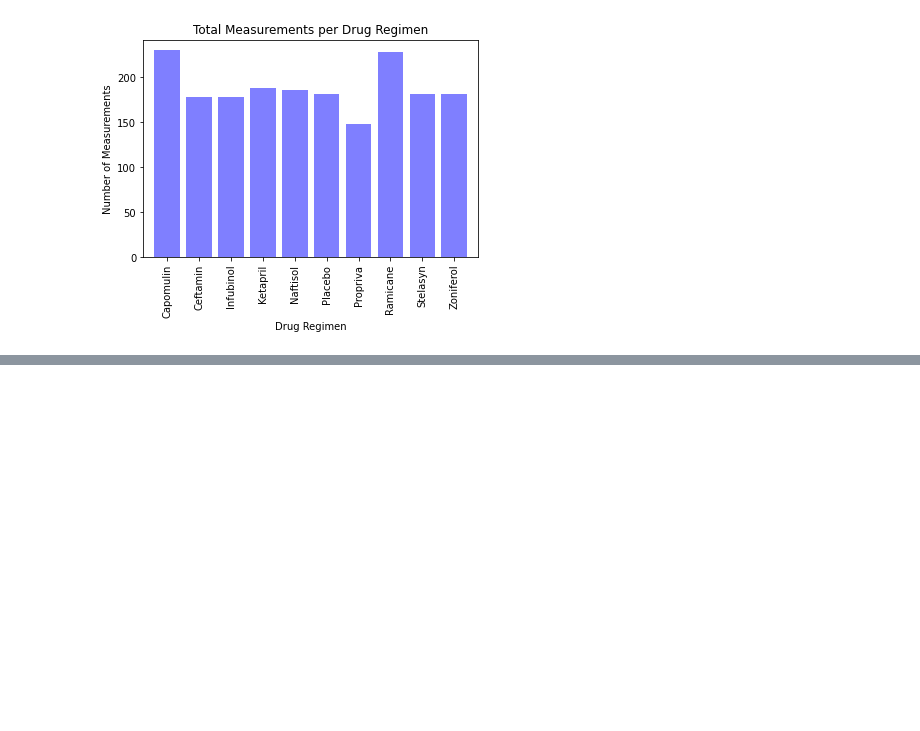
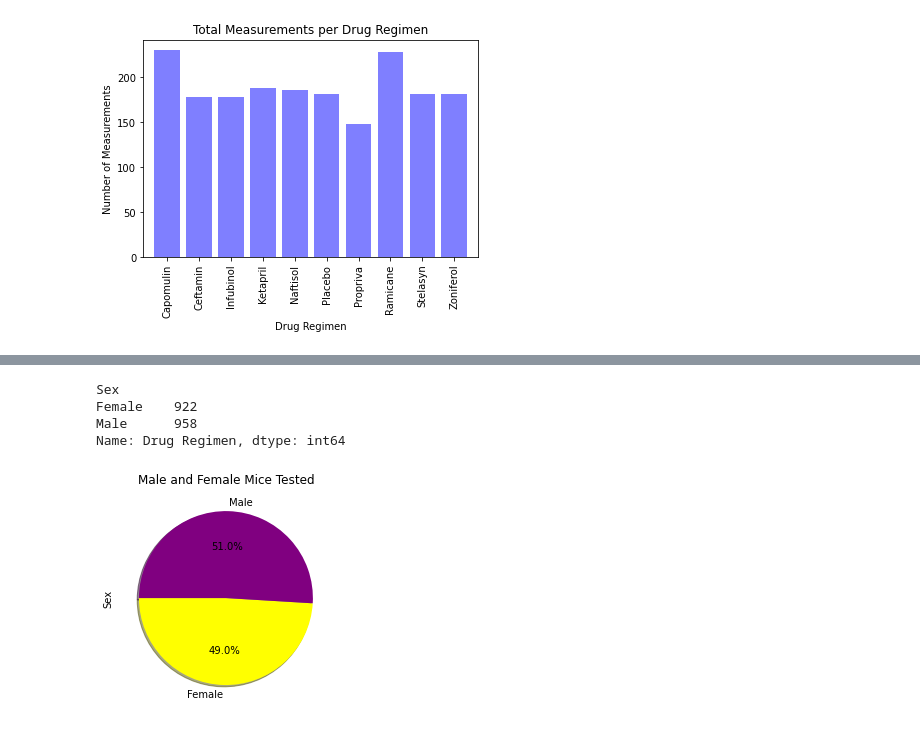
Before and after one commit to mathewqpmiller/Matplotlib-Pymaceuticals_Analysis, a Jupyter notebook: Matplotlib_Pharmaceuticals_Analysis.ipynb, the cells around one changed output, grey strips where cells are left out. Saved outputs shown, nothing was run; the diff lists cells and outputs as text; code cells hidden in the pictures; blank space fills up the shorter version.

```diff
--- a/Matplotlib_Pharmaceuticals_Analysis.ipynb
+++ b/Matplotlib_Pharmaceuticals_Analysis.ipynb
@@ -472,3 +486,31 @@ display(HTML(f"<div style='text-align: center;'><img src='images/PyplotBarChart.
 plt.close()
 # %% [output]
 [interactive output not drawn]
+# %%
+# Pandas Pie Chart
+# Generate a pie plot showing the distribution of female versus male mice using pandas
+# Use (.groupby) with "Sex" and define a new variable for gender
+mouse_gender = merged_mouse_study.groupby("Sex")
+# Use (.count()) with new "mouse_group" variable to define another variable that holds the count of each gender
+gender_count = mouse_gender["Drug Regimen"].count()
+# Show the sorted data
+gender_count
+# %% [output]
+Sex
+Female    922
+Male      958
+Name: Drug Regimen, dtype: int64
+# %%
+# Define variabel that holds the pie chart color format
+colors = ["yellow", "purple"]
+gender = ["Female","Male"]
+# Plot the pie chart
+plt.pie(gender_count, labels=gender, colors=colors,
+        autopct="%1.1f%%", shadow=True, startangle=180)
+# Title the pie chart
+plt.title('Male and Female Mice Tested')
+# Give the chart some sort of label
+plt.ylabel("Sex")
+plt.show()
+# %% [output]
+[figure, added]
```
Also changed, not shown: parts of 5 cells of this notebook, 7 other files.
